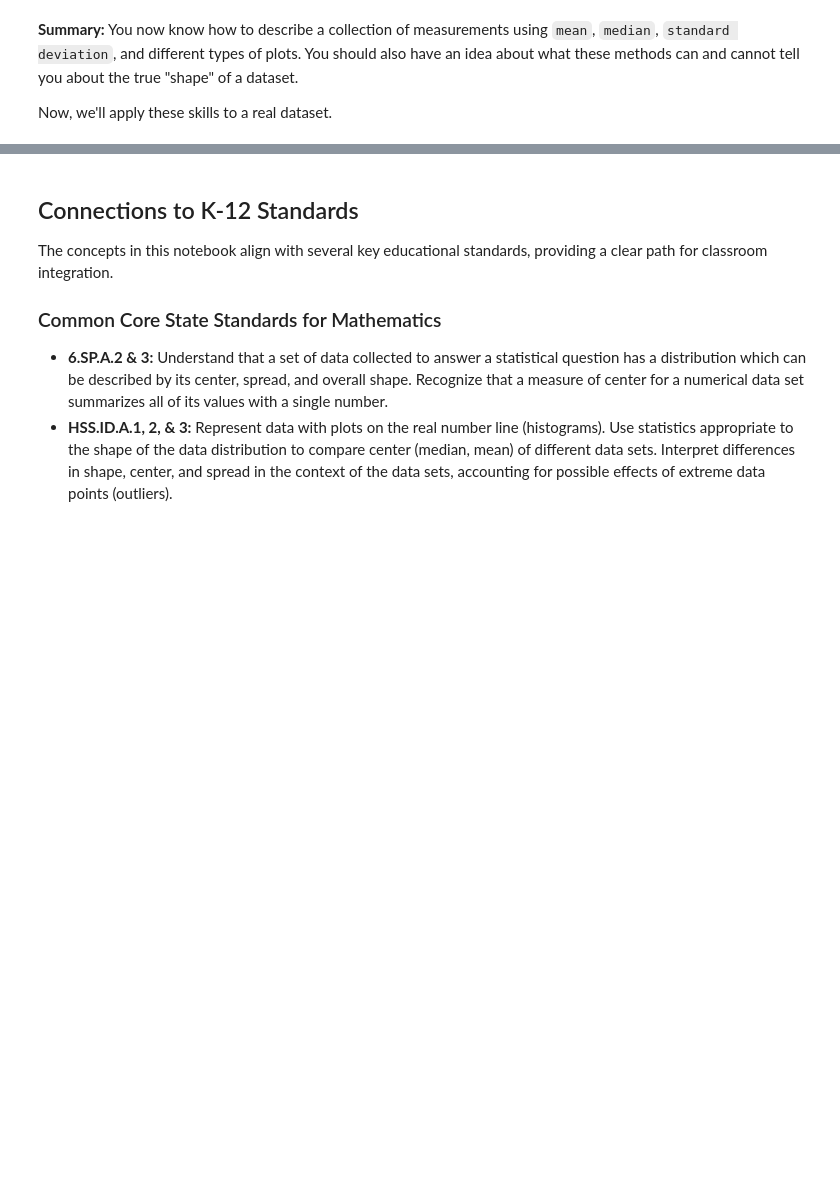
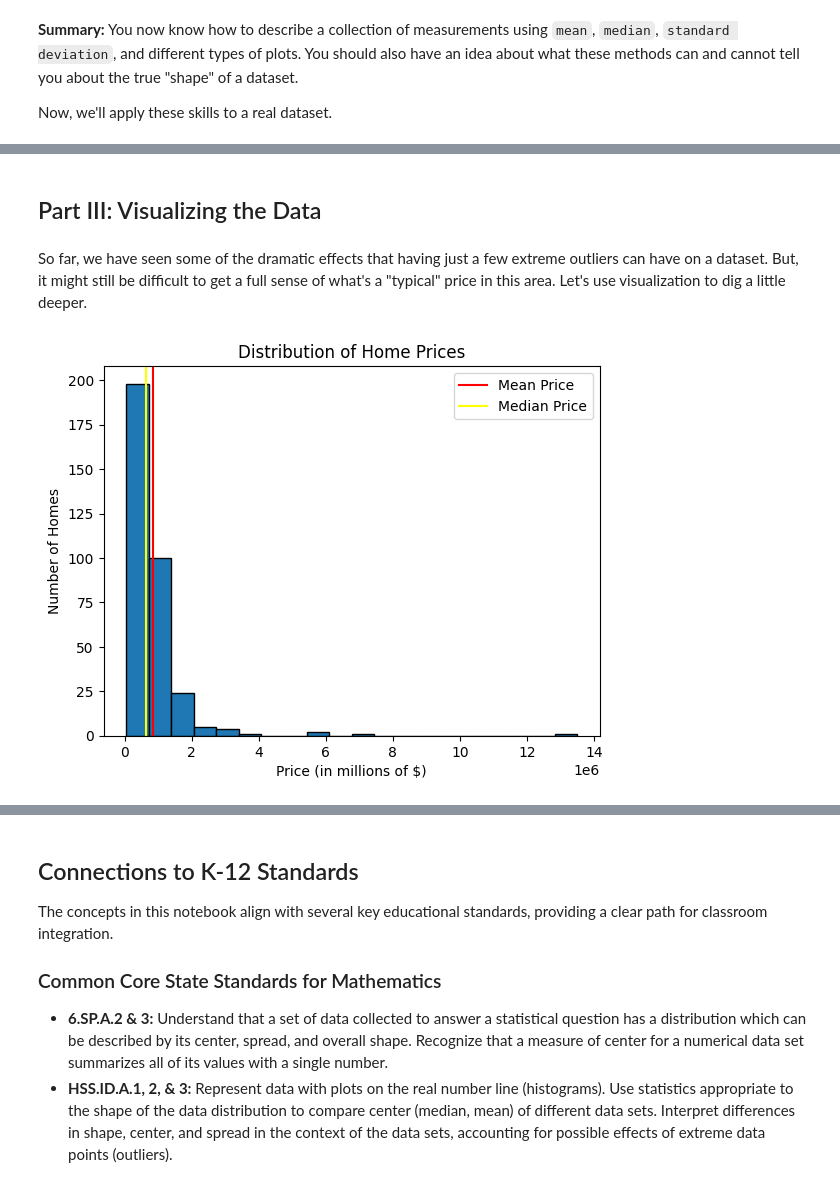
Before and after one commit to CalCoRE/show-your-work, a Jupyter notebook: 1 - CenterSpreadPython.ipynb, the cells around one changed output, grey strips where cells are left out. Saved outputs shown, nothing was run; the diff lists cells and outputs as text; code cells hidden in the pictures; blank space fills up the shorter version.

```diff
--- a/1 - CenterSpreadPython.ipynb
+++ b/1 - CenterSpreadPython.ipynb
@@ -185,0 +185,6 @@ Look at the plot above. The red line (mean) is pulled far to the right by the si
+# %%
+import pandas as pd
+
+all_housing = pd.read_csv('https://github.com/CalCoRE/show-your-work/blob/typicality/data/sold-realtor-data.csv?raw=true')
+
+all_housing
@@ -185,0 +213,8 @@ Look at the plot above. The red line (mean) is pulled far to the right by the si
+# %%
+# Filter the all_housing dataset by state to create a new dataset called my_housing.
+my_housing = all_housing[all_housing['state'] == 'California']
+
+# Further filter my_housing by city.
+my_housing = my_housing[my_housing['city'] == 'South Lake Tahoe']
+
+my_housing
@@ -185,0 +276,11 @@ Look at the plot above. The red line (mean) is pulled far to the right by the si
+# %%
+mean_price = np.mean(my_housing['price'])
+median_price = np.median(my_housing['price'])
+stdev_price = np.std(my_housing['price'])
+
+mean_price = round(mean_price, 2)
+stdev_price = round(stdev_price, 2)
+
+print("Mean Price: ", mean_price)
+print("Median Price: ", median_price)
+print("Standard Deviation of Prices: ", stdev_price)
@@ -185,0 +310,25 @@ Look at the plot above. The red line (mean) is pulled far to the right by the si
+# %% [markdown]
+## Part III: Visualizing the Data
+# %% [markdown]
+So far, we have seen some of the dramatic effects that having just a few extreme outliers can have on a dataset. But, it might still be difficult to get a full sense of what's a "typical" price in this area. Let's use visualization to dig a little deeper.
+# %%
+import matplotlib.pyplot as plt
+
+# Create a histogram of home prices.
+plt.hist(my_housing['price'], bins=20, edgecolor='black')
+
+# Add vertical lines for the mean and median prices.
+plt.axvline(mean_price, color='red', label='Mean Price')
+plt.axvline(median_price, color='yellow', label='Median Price')
+
+# Format the x-axis to show prices in millions.
+plt.ticklabel_format(style='sci', scilimits=(6, 6), axis='x')
+
+# Add titles and labels.
+plt.title('Distribution of Home Prices')
+plt.xlabel('Price (in millions of $)')
+plt.ylabel('Number of Homes')
+plt.legend()
+plt.show()
+# %% [output]
+[figure, added]
```
Also changed, not shown: parts of 28 cells of this notebook.
